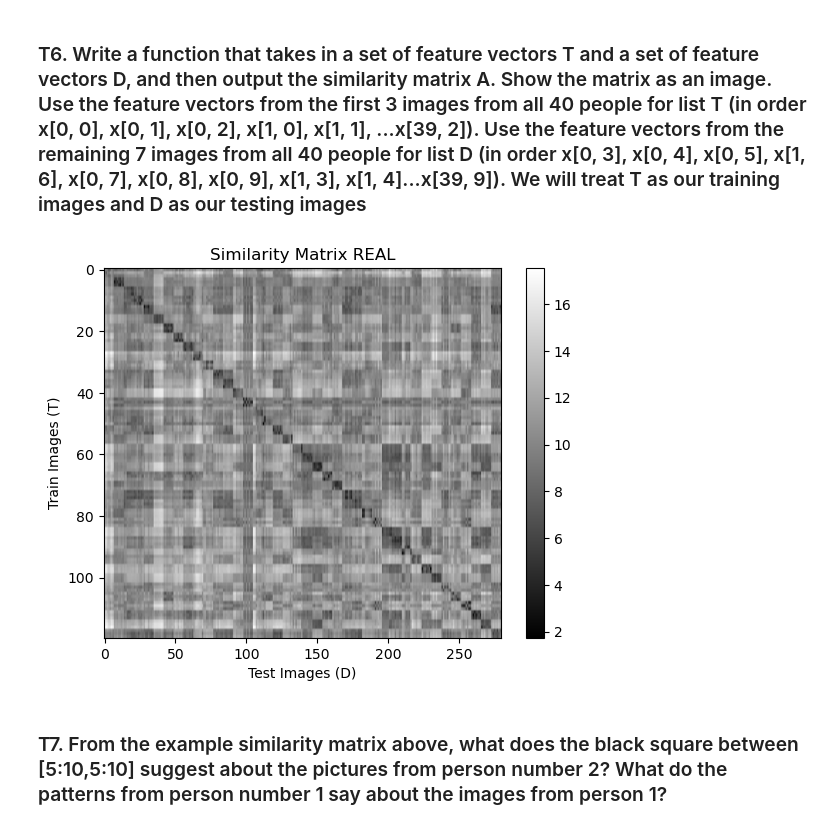
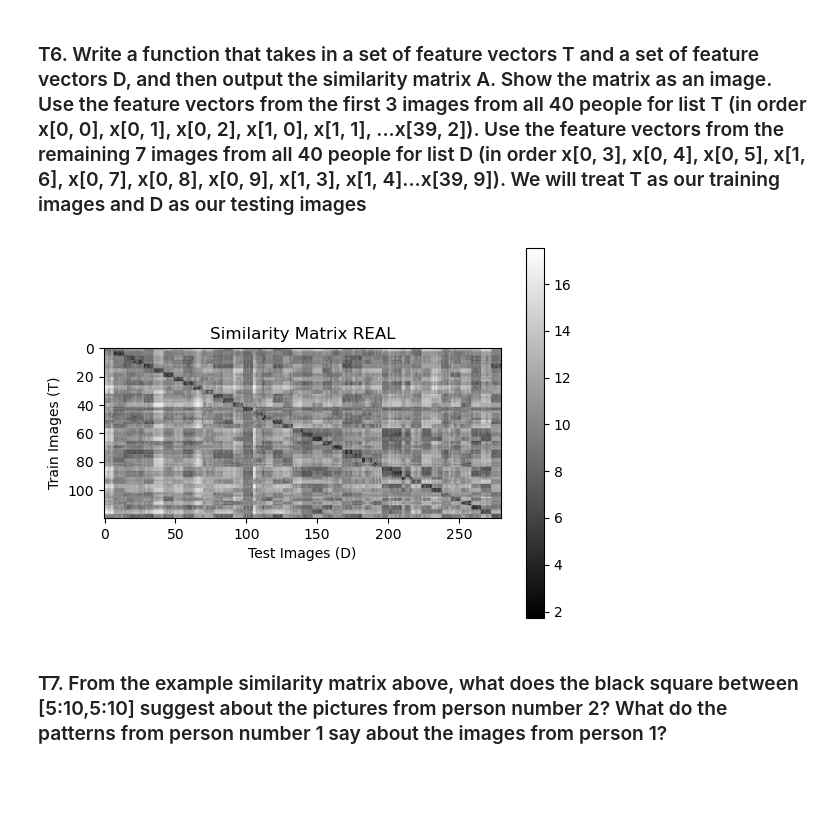
Before and after one commit to JeansAthiwat/Pattern_2024, a Jupyter notebook: HW/HW03/HW3_Fisherfaces(student).ipynb, the cells around one changed output. Drawn from its saved outputs; the diff is of its cells as text; code cells hidden in the pictures; blank space fills up the shorter version.

```diff
--- a/HW/HW03/HW3_Fisherfaces(student).ipynb
+++ b/HW/HW03/HW3_Fisherfaces(student).ipynb
@@ -478,7 +478,7 @@ def generate_similarity_matrix(A, B):
 
     for i in range(total_row_A):
         for j in range(total_row_B):
-            similarity_matrix[i, j] = L2_dist(A[i],B[j])
+            similarity_matrix[i][j] = L2_dist(A[i],B[j])
 
     return similarity_matrix
 
@@ -496,37 +496,37 @@ test_generate_similarity_matrix()
 def train_test_saparator(xf_matrix, train_amount=3, test_amount=7, pose_amount=10):
     """saperate a metrix into train and test set with 2D shape
 
     Args:
         xf_matrix (4D metrix): matrix containing image of each persons
         train_amount (int, optional): img to select for each person's train set. Defaults to 3.
         test_amount (int, optional): img to select for each person's test set. Defaults to 7.
         pose_amount (int, optional): total img of each person . Defaults to 10. = (train_amount+test_amount)
 
     Returns:
         T (2D metrix): training data
         D (2D metrix): test data
     """
     #first saparate between T and D right?
-    T_matrix = xf_matrix[:,:train_amount,:,:]
-    D_matrix = xf_matrix[:,train_amount:,:,:]
+    T_matrix = xf_matrix[:,:train_amount]
+    D_matrix = xf_matrix[:,train_amount:]
 
     T = organize_shape(T_matrix)
     D = organize_shape(D_matrix)
 
     return T,D
 
 def plot_similarity_matrix(title,similarity_matrix):
-    plt.imshow(similarity_matrix, cmap='gray', aspect='auto')
+    plt.imshow(similarity_matrix, cmap='gray')
     plt.colorbar()
     plt.title(f'Similarity Matrix {title}')
     plt.xlabel('Test Images (D)')
     plt.ylabel('Train Images (T)')
     plt.show()
 
-T,D = train_test_saparator(xf,3,7)
+T,D = train_test_saparator(xf)
 similarity_matrix = generate_similarity_matrix(T,D)
 plot_similarity_matrix("REAL",similarity_matrix)
 # %% [output]
-[figure, old version]
+[figure, new version]
 # %% [markdown]
 ### T7. From the example similarity matrix above, what does the black square between [5:10,5:10] suggest about the pictures from person number 2? What do the patterns from person number 1 say about the images from person 1?
```
Also changed, not shown: parts of 18 cells of this notebook.
